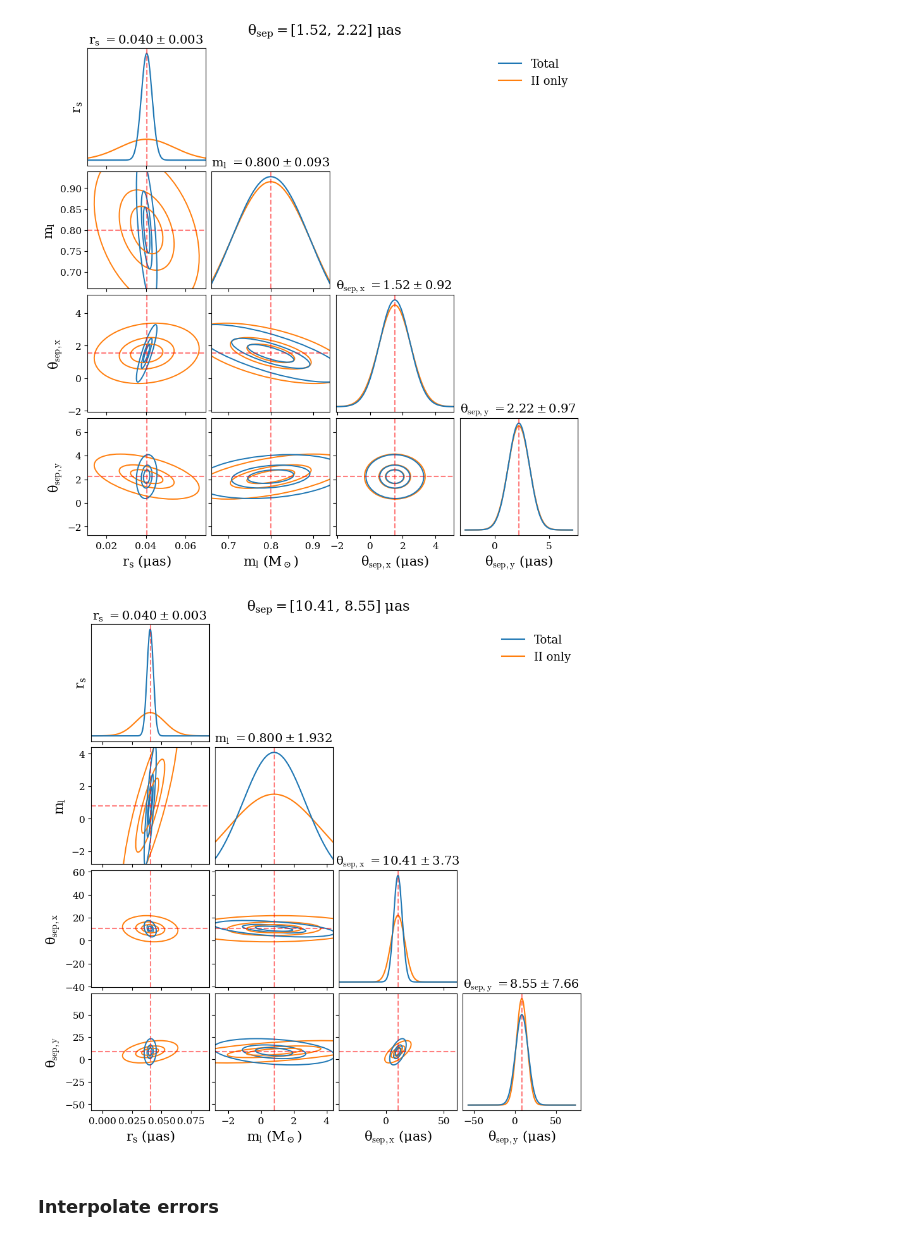
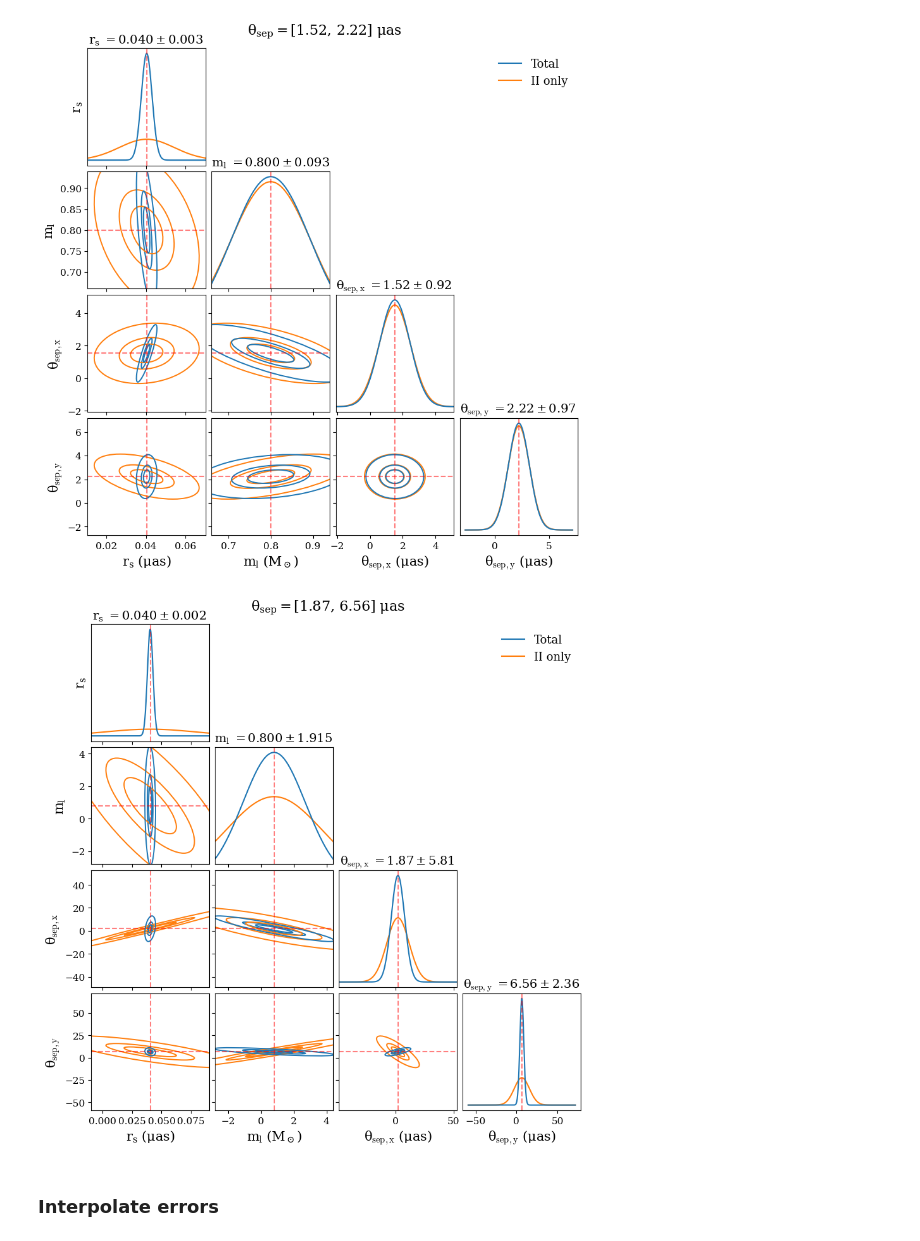
Before and after one commit to abby-moran/Quasar_microlensing_public, a Jupyter notebook: interp_grid08.ipynb, the cells around one changed output. Cells and saved outputs as stored; diff of their text form; code cells hidden in the pictures.

```diff
--- a/interp_grid08.ipynb
+++ b/interp_grid08.ipynb
@@ -997,7 +997,7 @@ plt.savefig('figures/corner08_res.pdf', bbox_inches='tight')
 # %% [output]
 [figure]
 # %%
-idx=51
+idx=84
 pos_x_corner=(position_08[idx][0]-4000)*theta_step
 pos_y_corner=(position_08[idx][1]-4000)*theta_step
 mass_08_combo[idx]
@@ -1082,34 +1082,34 @@ for i in range(ndim):
             for p, c, lw in zip(percentiles, colors, linewidths):
                 n_sigma = np.sqrt(scipy.stats.chi2.ppf(p, df=2))  # df=2 for 2D
                 plot_cov_ellipse(mean_ij, cov1_ij, ax, n_sigma=n_sigma,
                                  edgecolor=c, linewidth=1.4)
 
         ax.tick_params(labelsize=11)
 
 for i in range(ndim):
     for j in range(ndim):
         ax = axes[i, j]
         if i != ndim - 1:
             ax.tick_params(labelbottom=False)
         if j != 0:
             ax.tick_params(labelleft=False)
         #if i!=j+1:
         ax.set_xlabel(f"{varlabels[j]} ({units[j]})", fontsize=15)
         if i>-1 and j==0:
             ax.set_ylabel(f"{varlabels[i]}", fontsize=15)
 
 axes[0, -1].plot([], [], color="C0", label="Total")
 axes[0, -1].plot([], [], color="C1", label="II only")
 axes[0, -1].legend(frameon=False, fontsize=13)
 
 title=r'$\theta_{{sep}} = [$' + str(format(pos_x_corner*rad_to_arcsec, '.2f')) + ', ' + str(format(pos_y_corner*rad_to_arcsec, '.2f')) + r'$]\ \mu$as'
 fig.text( 0.5, 0.92, title, ha='center', va='top', fontsize=16)
 #plt.show()
 
 plt.savefig('figures/corner08_unres.pdf', bbox_inches='tight')
 #FileLink('figures/corner08_unres.pdf')
 # %% [output]
-[figure, old version]
+[figure, new version]
 # %% [markdown]
 ### Interpolate errors
 # %%
```
Also changed, not shown: 4 other files.
